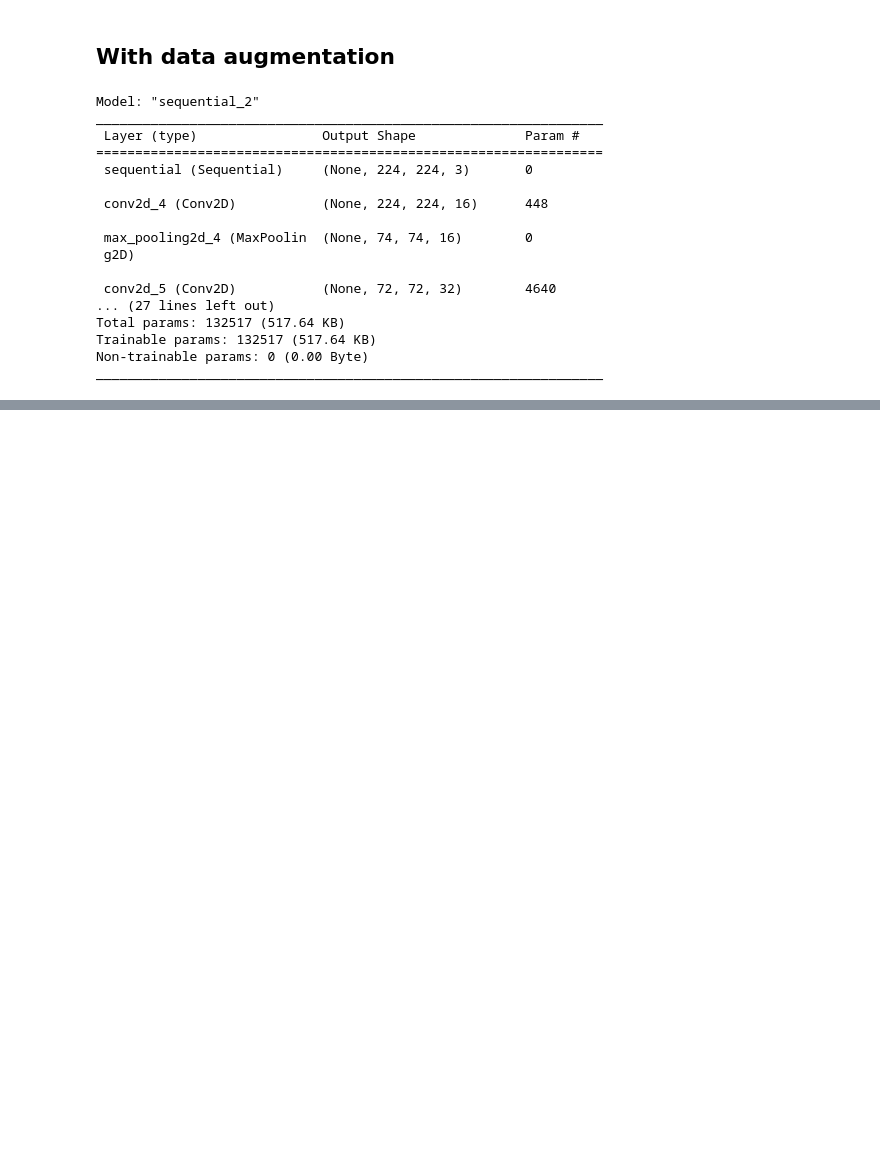
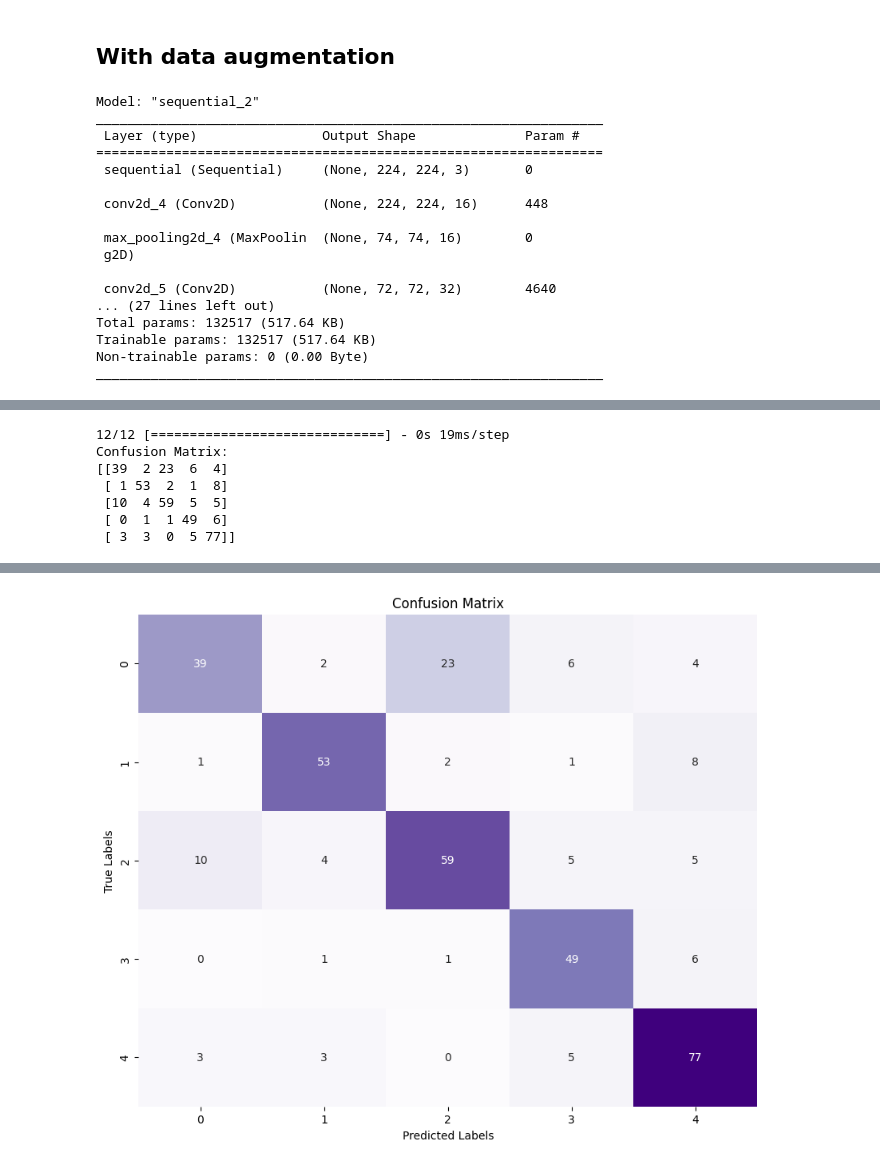
Before and after one commit to nicolegrillo/DeepLearningProject, a Jupyter notebook: notebooks_flowers/Flowers_Beta_proposal.ipynb, the cells around one changed output, grey strips where cells are left out. Drawn from its saved outputs; the diff is of its cells as text; code cells hidden in the pictures; blank space fills up the shorter version.

```diff
--- a/notebooks_flowers/Flowers_Beta_proposal.ipynb
+++ b/notebooks_flowers/Flowers_Beta_proposal.ipynb
@@ -437,8 +447,10 @@ Epoch 30/30
 # %%
 # Save the model to Google Drive
-model_save_path = '/content/drive/My Drive/Colab Notebooks/flower_classification_AUG_model.h5'
+drive.mount('/content/gdrive')
+
+model_save_path = 'gdrive/My Drive/Colab Notebooks/flower_classification_AUG_model.h5'
 model_aug.save(model_save_path)
 
 # Load the model from Google Drive
-model_load_path = '/content/drive/My Drive/Colab Notebooks/flower_classification_AUG_model.h5'
+model_load_path = 'gdrive/My Drive/Colab Notebooks/flower_classification_AUG_model.h5'
 loaded_model_aug = tf.keras.models.load_model(model_load_path)
@@ -446,0 +539,30 @@ loaded_model_aug = tf.keras.models.load_model(model_load_path)
+# %%
+y_pred_aug = loaded_model_aug.predict(X_test)
+
+# Convert probabilities to class labels
+y_pred_classes_aug = np.argmax(y_pred_aug, axis=1)
+
+# Now you can compute the confusion matrix
+cm_aug = confusion_matrix(y_test, y_pred_classes_aug)
+
+# Print confusion matrix
+print("Confusion Matrix:")
+print(cm_aug)
+
+# Create a heatmap of the confusion matrix
+plt.figure(figsize=(10, 8))
+sns.heatmap(cm_aug, annot=True, fmt='d', cmap='Purples', cbar=False)
+plt.xlabel('Predicted Labels')
+plt.ylabel('True Labels')
+plt.title('Confusion Matrix')
+plt.savefig("CM-withAUG.png")
+files.download("CM-withAUG.png")
+plt.show()
+# %% [output]
+12/12 [==============================] - 0s 19ms/step
+Confusion Matrix:
+[[39  2 23  6  4]
+ [ 1 53  2  1  8]
+ [10  4 59  5  5]
+ [ 0  1  1 49  6]
+ [ 3  3  0  5 77]]
@@ -446,0 +571 @@ loaded_model_aug = tf.keras.models.load_model(model_load_path)
+[figure, added]
```
Also changed, not shown: parts of 17 cells of this notebook.
